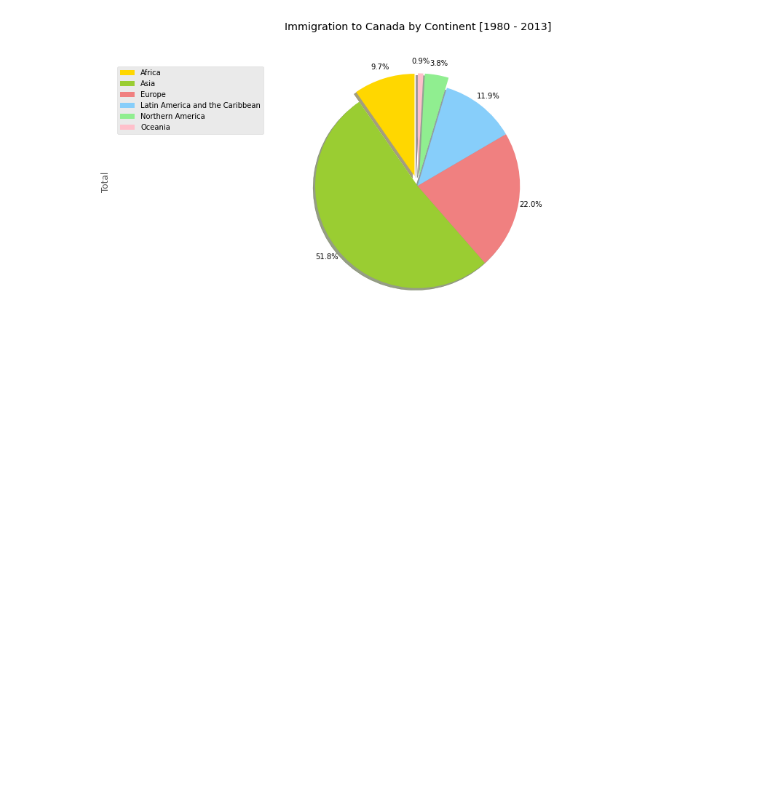
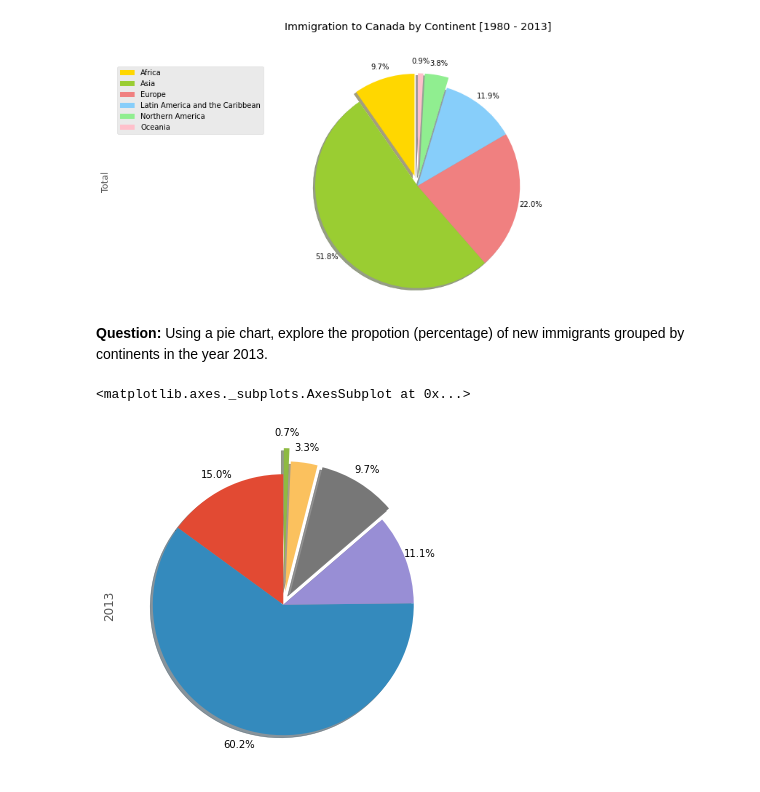
Before and after one commit to hoaint25/IBM_Data_Analyst, a Jupyter notebook: Specialized_visual_tools.ipynb, the cells around one changed output. Drawn from its saved outputs; the diff is of its cells as text; code cells hidden in the pictures; blank space fills up the shorter version.

```diff
--- a/Specialized_visual_tools.ipynb
+++ b/Specialized_visual_tools.ipynb
@@ -169,3 +169,20 @@ plt.legend(labels=df_continents.index, loc='upper left')
 plt.show()
 # %% [output]
 [figure]
+# %% [markdown]
+**Question:** Using a pie chart, explore the propotion (percentage) of new immigrants grouped by continents in the year 2013.
+# %%
+##type your answer here
+
+explode_list = [0.0, 0, 0, 0.1, 0.1, 0.2] # ratio for each continent with which to offset each wedge
+df_continents['2013'].plot(kind='pie',
+                           figsize = (15,6),
+                           autopct = '%1.1f%%',
+                           startangle = 90,
+                           shadow = True,
+                           labels = None,
+                           pctdistance = 1.12,
+                           explode = explode_list)
+# %% [output]
+<matplotlib.axes._subplots.AxesSubplot at 0x...>
+[figure, added]
```
Also changed, not shown: parts of 23 cells of this notebook.
